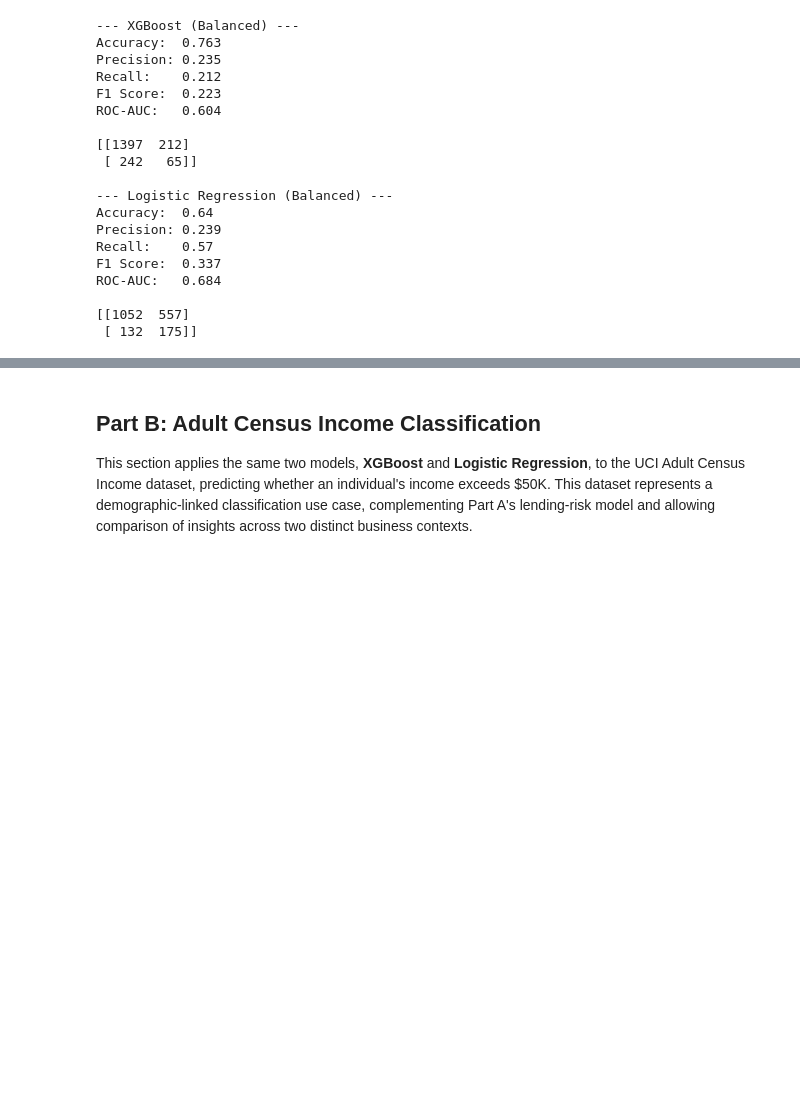
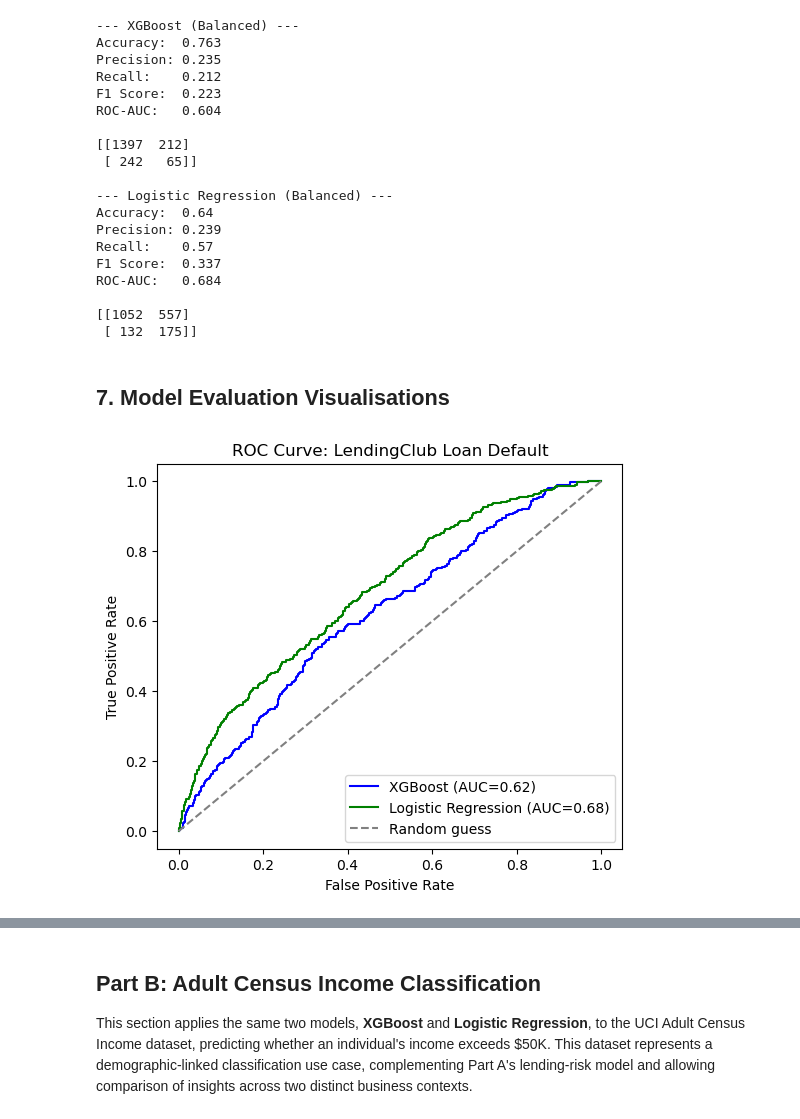
Before and after one commit to shreyassharma3002/model_risk_analysis, a Jupyter notebook: model_risk_analysis.ipynb, the cells around one changed output, grey strips where cells are left out. Saved outputs shown, nothing was run; the diff lists cells and outputs as text; code cells hidden in the pictures; blank space fills up the shorter version.

Commit message:
Add ROC curves and confusion matrices for LendingClub and Adult Census models

```diff
--- a/model_risk_analysis.ipynb
+++ b/model_risk_analysis.ipynb
@@ -232,3 +232,22 @@ ROC-AUC:   0.684
 
 [[1052  557]
  [ 132  175]]
+# %% [markdown]
+## 7. Model Evaluation Visualisations
+# %%
+from sklearn.metrics import roc_curve
+
+fpr_xgb, tpr_xgb, _ = roc_curve(y_test, xgb_proba)
+fpr_log, tpr_log, _ = roc_curve(y_test, log_proba)
+
+plt.figure(figsize=(6,5))
+plt.plot(fpr_xgb, tpr_xgb, label=f'XGBoost (AUC={roc_auc_score(y_test, xgb_proba):.2f})', color='blue')
+plt.plot(fpr_log, tpr_log, label=f'Logistic Regression (AUC={roc_auc_score(y_test, log_proba):.2f})', color='green')
+plt.plot([0,1], [0,1], linestyle='--', color='gray', label='Random guess')
+plt.xlabel('False Positive Rate')
+plt.ylabel('True Positive Rate')
+plt.title('ROC Curve: LendingClub Loan Default')
+plt.legend()
+plt.show()
+# %% [output]
+[figure, added]
```
Also changed, not shown: parts of 4 cells of this notebook.
